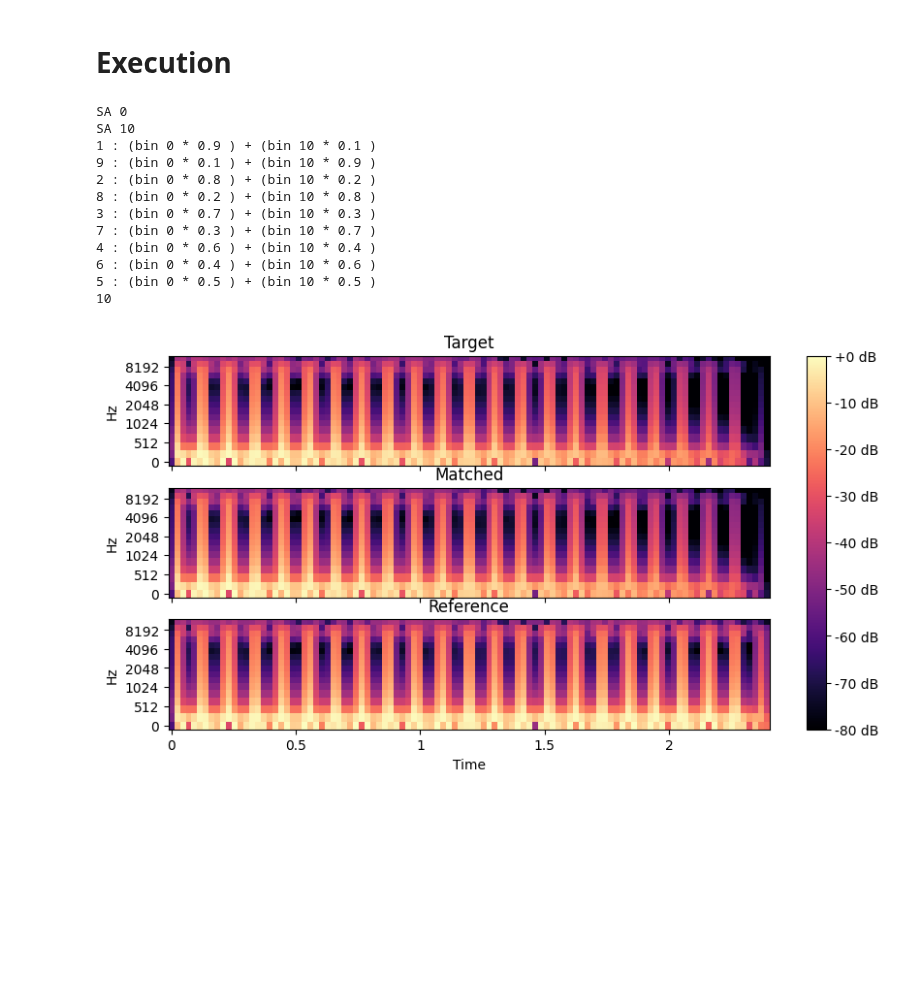
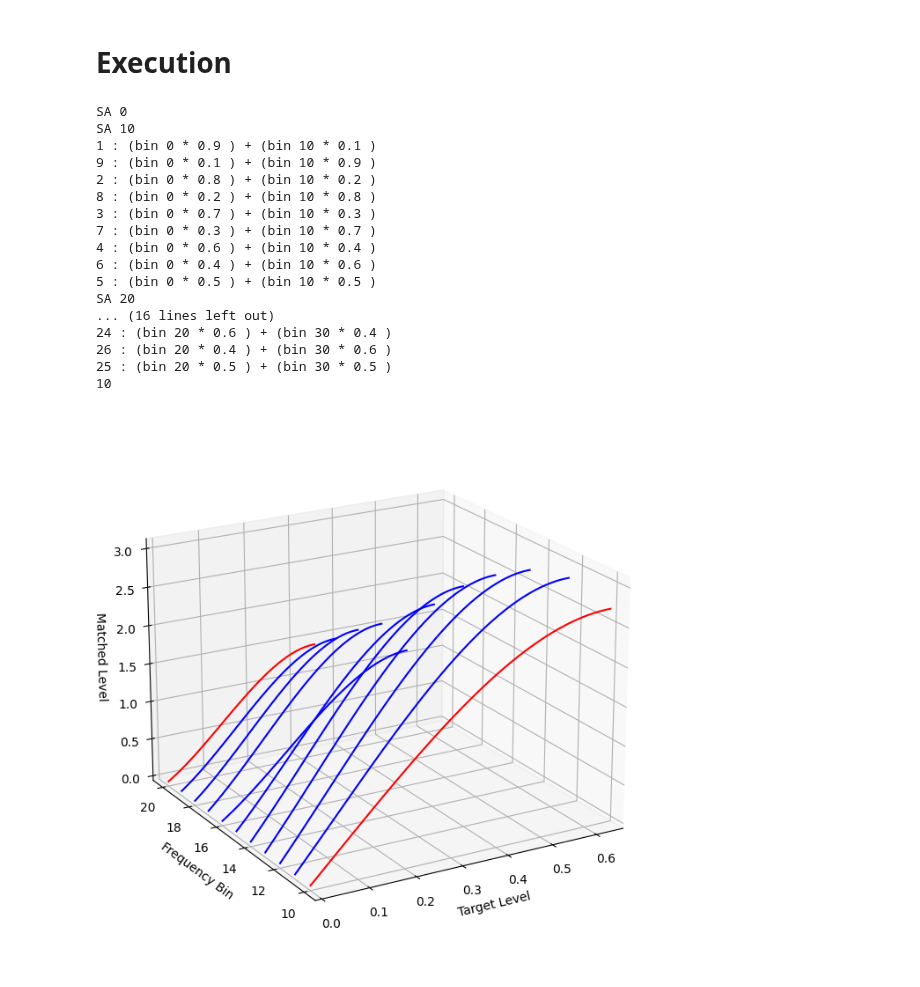
Before and after one commit to Mrozinskikj/MSci-Project, a Jupyter notebook: Matching.ipynb, the cells around one changed output. Saved outputs shown, nothing was run; the diff lists cells and outputs as text; code cells hidden in the pictures; blank space fills up the shorter version.

```diff
--- a/Matching.ipynb
+++ b/Matching.ipynb
@@ -231,7 +260,7 @@ def getDynamicResponse(tFreqBin, rFreqBin, dynamicBins):
     return tDynamicResponse, rDynamicResponse
 
 # Calculate loss between two dynamic responses
-def getDistance(tDynamicResponse, rDynamicResponse, tMax, rMax):
+def getDistance(tDynamicResponse, rDynamicResponse, tMax, rMax, dynamicBins):
     A = tDynamicResponse / sum(tDynamicResponse)
     B = rDynamicResponse / sum(rDynamicResponse)
 
@@ -243,6 +272,9 @@ def getDistance(tDynamicResponse, rDynamicResponse, tMax, rMax):
 
     if(tMax > rMax):
         wasserstein = wasserstein * (tMax / rMax)
+
+    wasserstein = wasserstein / dynamicBins
+
     return wasserstein
 
 # Warp the dynamics of a frequency bin by applying a polynomial equation
@@ -330,7 +317,7 @@ def objective(x, *params):
     mMax = max(np.abs(mSlice))
     rMax = max(np.abs(rSlice))
 
-    return getDistance(mDynamicResponse,rDynamicReponse,mMax,rMax)
+    return getDistance(mDynamicResponse,rDynamicReponse,mMax,rMax,dynamicBins) + (LOI(x,max(np.abs(tSlice)))*10)
 
 # perform dual annealing
 def findMin(tSlice,rSlice,dynamicBins,order,searchSize,plot=False):
@@ -460,44 +447,51 @@ figScale = 1
 # %%
 tAudio, rAudio = importAudio(target="tonequiet.wav",reference="toneloud.wav", output=False)
 
-plotSpectrogram(tAudio, tAudio, rAudio)
-coeffs = match(tAudio,rAudio,dynamicBins=64,order=3,searchSize=100,jump=10,plot=True,plotRange=(0,11))
+#tAudio, rAudio = importAudio(target="audio_mono.wav",reference="audo3_mono.wav", output=False)
+
+
+coeffs = match(tAudio,rAudio,dynamicBins=64,order=3,searchSize=100,jump=10,plot=True,plotRange=(10,21))
 
 #tSlice = tAudio["STFT"][100,:]
 #rSlice = rAudio["STFT"][100,:]
-#findMin(tSlice,rSlice,dynamicBins=64,order=3,searchSize=100,plot=True)
+#findMin(tSlice,rSlice,dynamicBins=64,order=2,searchSize=100,plot=True)
 
 #tSlice = tAudio["STFT"][100,:]
 #mSlice1 = warp(np.abs(tSlice), [-1])
 #mSlice2 = warp(np.abs(tSlice), [1])
 #mSlice1==mSlice2
 
 #plotDynamics(tAudio["STFT"][100,:],rAudio["STFT"][100,:],[-18.73538423,64.65852413,-67.87420381,],64)
 #plotDynamics(tAudio["STFT"][100,:],rAudio["STFT"][100,:],[18.73538423,-64.65852413,67.87420381,],64)
 
 
 #np.abs(tAudio["STFT"][100,5]*-10)
 
 #tAudio, rAudio = importAudio(target="audio_mono.wav",reference="audio2_mono.wav", output=True)
 
 #[-67.87420381,64.65852413,-18.73538423,0]
 
 #mAudio = EQMatching(tAudio,rAudio,smoothing=100, plot=True)
-
+plotSpectrogram(tAudio, mAudio, rAudio)
 
 
 #exportAudio(tAudio, mAudio, rAudio)
 # %% [output]
 SA 0
 SA 10
 1 : (bin 0 * 0.9 ) + (bin 10 * 0.1 )
 9 : (bin 0 * 0.1 ) + (bin 10 * 0.9 )
 2 : (bin 0 * 0.8 ) + (bin 10 * 0.2 )
 8 : (bin 0 * 0.2 ) + (bin 10 * 0.8 )
 3 : (bin 0 * 0.7 ) + (bin 10 * 0.3 )
 7 : (bin 0 * 0.3 ) + (bin 10 * 0.7 )
 4 : (bin 0 * 0.6 ) + (bin 10 * 0.4 )
 6 : (bin 0 * 0.4 ) + (bin 10 * 0.6 )
 5 : (bin 0 * 0.5 ) + (bin 10 * 0.5 )
+SA 20
+... (16 lines left out)
+24 : (bin 20 * 0.6 ) + (bin 30 * 0.4 )
+26 : (bin 20 * 0.4 ) + (bin 30 * 0.6 )
+25 : (bin 20 * 0.5 ) + (bin 30 * 0.5 )
 10
-[figure, old version]
+[figure, new version]
```
Also changed, not shown: parts of 5 cells of this notebook.
